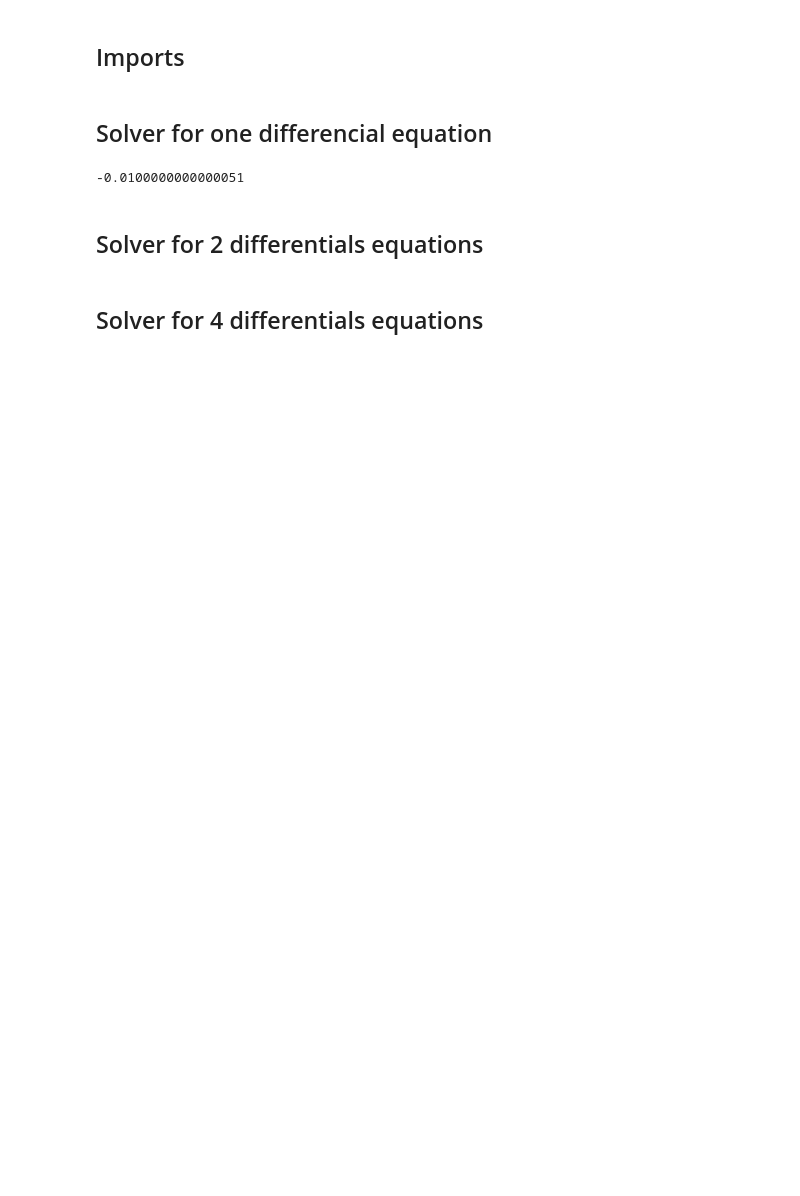
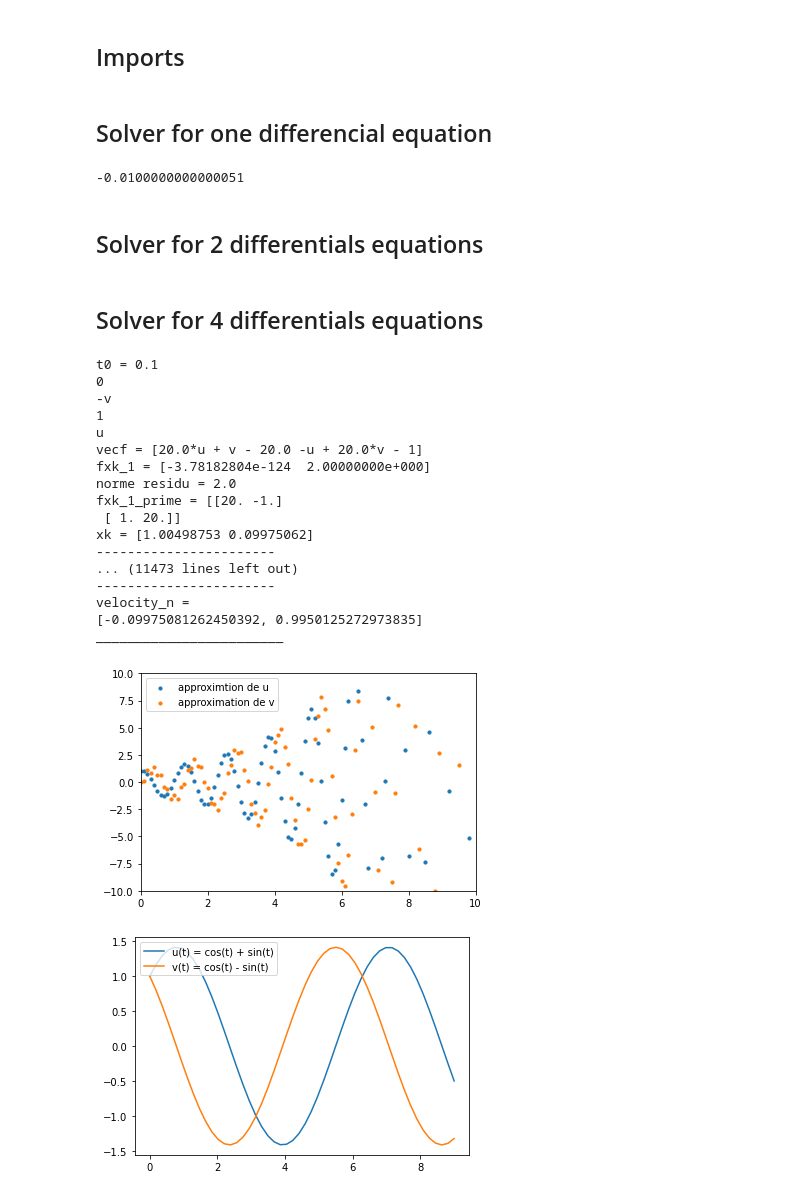
Before and after one commit to AlexPoiron/FirstModel, a Jupyter notebook: Main.ipynb, the cells around one changed output. Saved outputs shown, nothing was run; the diff lists cells and outputs as text; code cells hidden in the pictures; blank space fills up the shorter version.

Commit message:
try to fix divergence cos function with octave

```diff
--- a/Main.ipynb
+++ b/Main.ipynb
@@ -347,3 +356,60 @@ def solver_octave(u0, v0, f1, f2, use_trapezoidal):
 
 
     return result_solver(time, fu, fv)
+# %%
+u0 = 1
+v0 = 0
+
+du = -v
+dv = u
+use_trapezoidal = False
+
+res = solver_octave(u0, v0, du, dv, use_trapezoidal)
+
+time = []
+coords_u = []
+coords_v = []
+
+for i in range(0, len(res[0])):
+    time.append(res[0][i][0])
+    coords_u.append(res[0][i][1])
+    coords_v.append(res[1][i][1])
+
+fig = plt.figure()
+ax1 = fig.add_subplot(111)
+
+ax1.scatter(time, coords_u, s=10, label='approximtion de u')
+ax1.scatter(time, coords_v, s=10, label='approximation de v')
+plt.xlim([0, 10])
+plt.ylim([-10, 10])
+plt.legend(loc='upper left');
+plt.show()
+
+graph = plt.subplot()
+x = np.linspace(0, 9)
+y = np.cos(x) + np.sin(x)
+z = np.cos(x) - np.sin(x)
+graph.plot(x, y, label ='u(t) = cos(t) + sin(t)')
+graph.plot(x, z, label ='v(t) = cos(t) - sin(t)')
+plt.legend(loc='upper left')
+plt.show()
+# %% [output]
+t0 = 0.1
+0
+-v
+1
+u
+vecf = [20.0*u + v - 20.0 -u + 20.0*v - 1]
+fxk_1 = [-3.78182804e-124  2.00000000e+000]
+norme residu = 2.0
+fxk_1_prime = [[20. -1.]
+ [ 1. 20.]]
+xk = [1.00498753 0.09975062]
+-----------------------
+... (11473 lines left out)
+-----------------------
+velocity_n =
+[-0.09975081262450392, 0.9950125272973835]
+________________________
+[figure, added]
+[figure, added]
```
Also changed, not shown: parts of 1 cell of this notebook, 3 other files.
